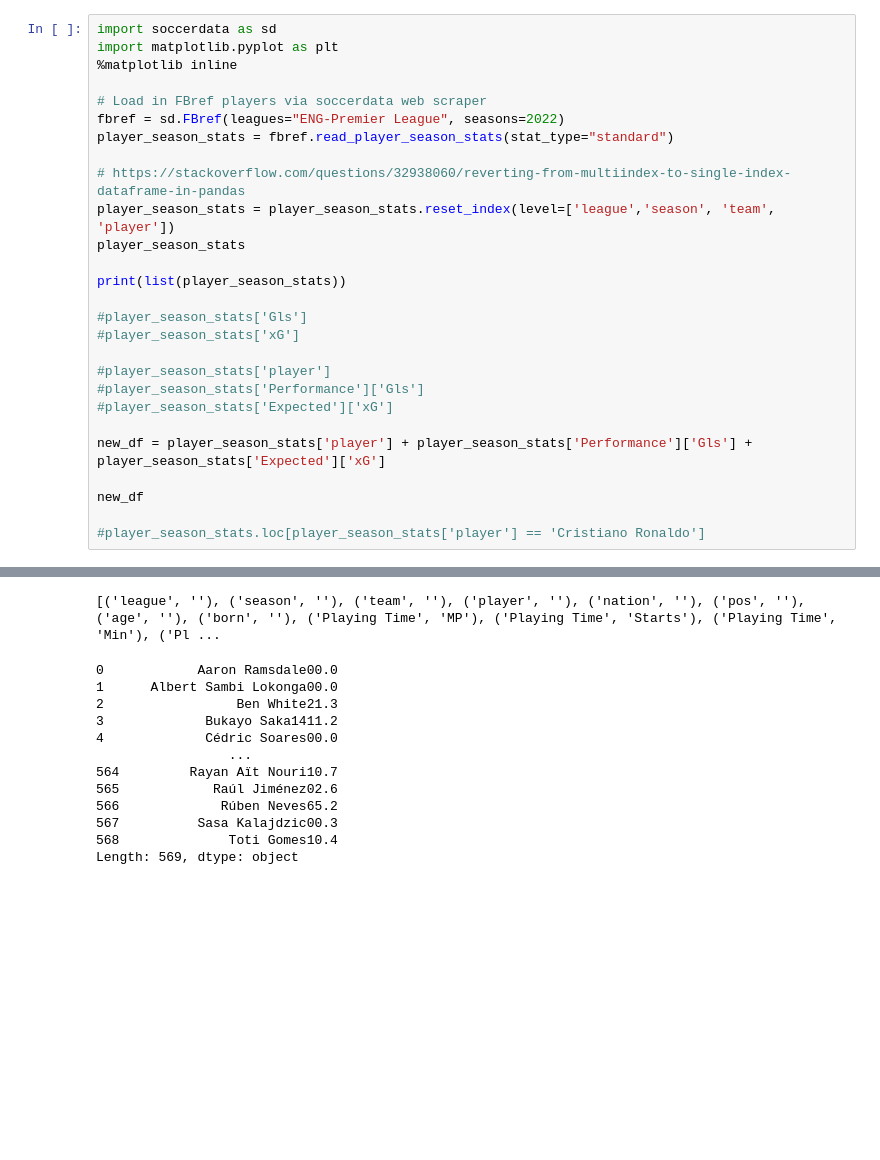
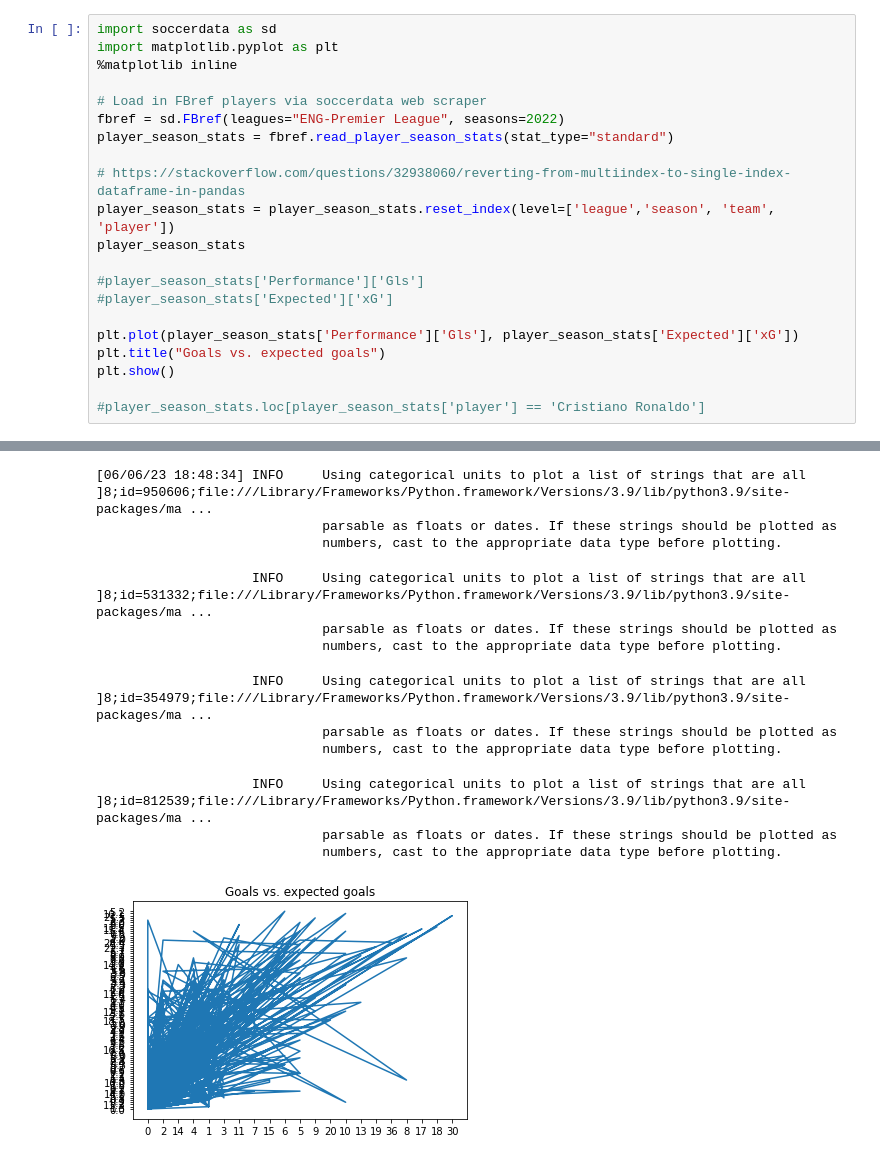
Before and after one commit to ezrichards/data-science-project, a Jupyter notebook: data-science-final.ipynb, the cells around one changed output, grey strips where cells are left out. Cells and saved outputs as stored; diff of their text form; blank space fills up the shorter version.

Commit message:
Fix data cleaning

```diff
--- a/data-science-final.ipynb
+++ b/data-science-final.ipynb
@@ -11,18 +11,12 @@ player_season_stats = fbref.read_player_season_stats(stat_type="standard")
 player_season_stats = player_season_stats.reset_index(level=['league','season', 'team', 'player'])
 player_season_stats
 
-print(list(player_season_stats))
-
-#player_season_stats['Gls']
-#player_season_stats['xG']
-
-#player_season_stats['player']
 #player_season_stats['Performance']['Gls']
 #player_season_stats['Expected']['xG']
 
-new_df = player_season_stats['player'] + player_season_stats['Performance']['Gls'] + player_season_stats['Expected']['xG']
-
-new_df
+plt.plot(player_season_stats['Performance']['Gls'], player_season_stats['Expected']['xG'])
+plt.title("Goals vs. expected goals")
+plt.show()
 
 #player_season_stats.loc[player_season_stats['player'] == 'Cristiano Ronaldo']
 # %% [output]
@@ -30,13 +24,13 @@ new_df
-[('league', ''), ('season', ''), ('team', ''), ('player', ''), ('nation', ''), ('pos', ''), ('age', ''), ('born', ''), ('Playing Time', 'MP'), ('Playing Time', 'Starts'), ('Playing Time', 'Min'), ('Pl ...
+[06/06/23 18:48:34] INFO     Using categorical units to plot a list of strings that are all         ]8;id=950606;file:///Library/Frameworks/Python.framework/Versions/3.9/lib/python3.9/site-packages/ma ...
+                             parsable as floats or dates. If these strings should be plotted as
+                             numbers, cast to the appropriate data type before plotting.
-0            Aaron Ramsdale00.0
-1      Albert Sambi Lokonga00.0
-2                 Ben White21.3
-3             Bukayo Saka1411.2
-4             Cédric Soares00.0
-                 ...
-564         Rayan Aït Nouri10.7
-565            Raúl Jiménez02.6
-566             Rúben Neves65.2
-567          Sasa Kalajdzic00.3
-568              Toti Gomes10.4
-Length: 569, dtype: object
+                    INFO     Using categorical units to plot a list of strings that are all         ]8;id=531332;file:///Library/Frameworks/Python.framework/Versions/3.9/lib/python3.9/site-packages/ma ...
+                             parsable as floats or dates. If these strings should be plotted as
+                             numbers, cast to the appropriate data type before plotting.
+                    INFO     Using categorical units to plot a list of strings that are all         ]8;id=354979;file:///Library/Frameworks/Python.framework/Versions/3.9/lib/python3.9/site-packages/ma ...
+                             parsable as floats or dates. If these strings should be plotted as
+                             numbers, cast to the appropriate data type before plotting.
+                    INFO     Using categorical units to plot a list of strings that are all         ]8;id=812539;file:///Library/Frameworks/Python.framework/Versions/3.9/lib/python3.9/site-packages/ma ...
+                             parsable as floats or dates. If these strings should be plotted as
+                             numbers, cast to the appropriate data type before plotting.
+[figure, added]
```
Also changed, not shown: parts of 1 cell of this notebook.
